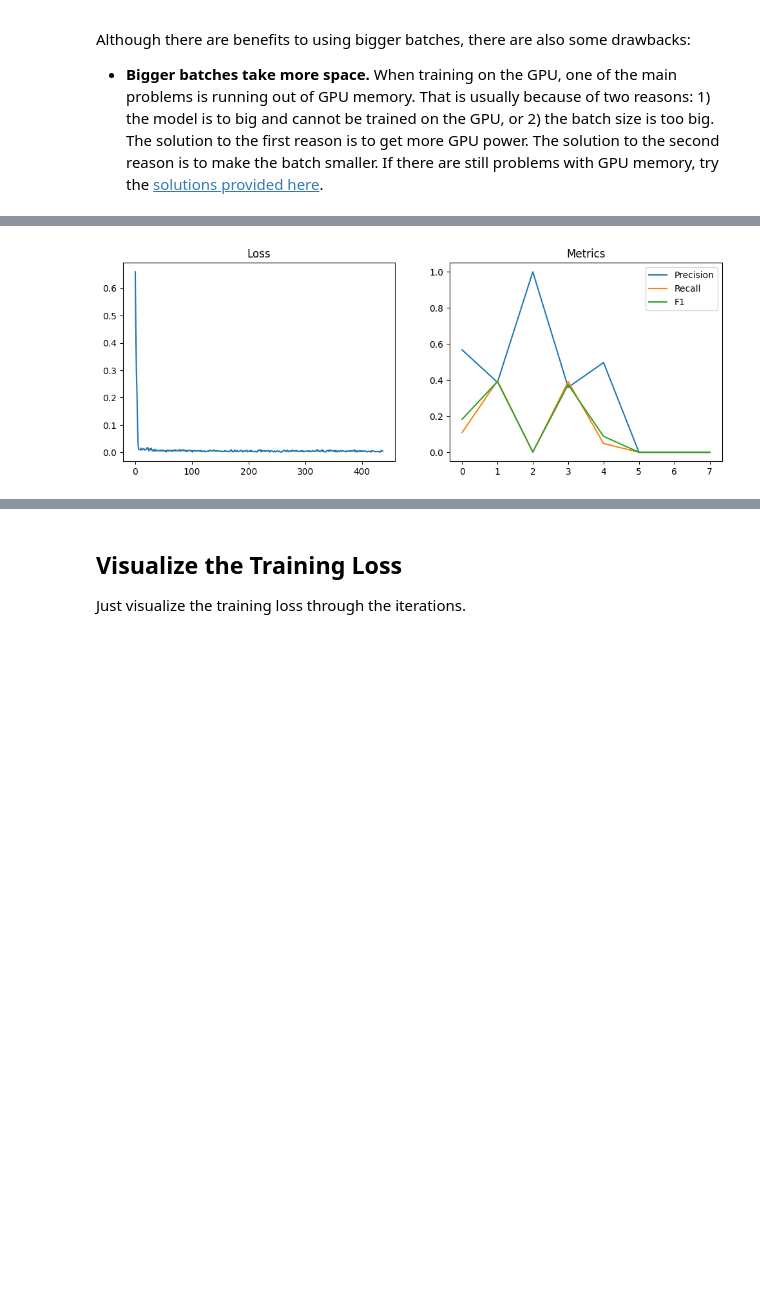
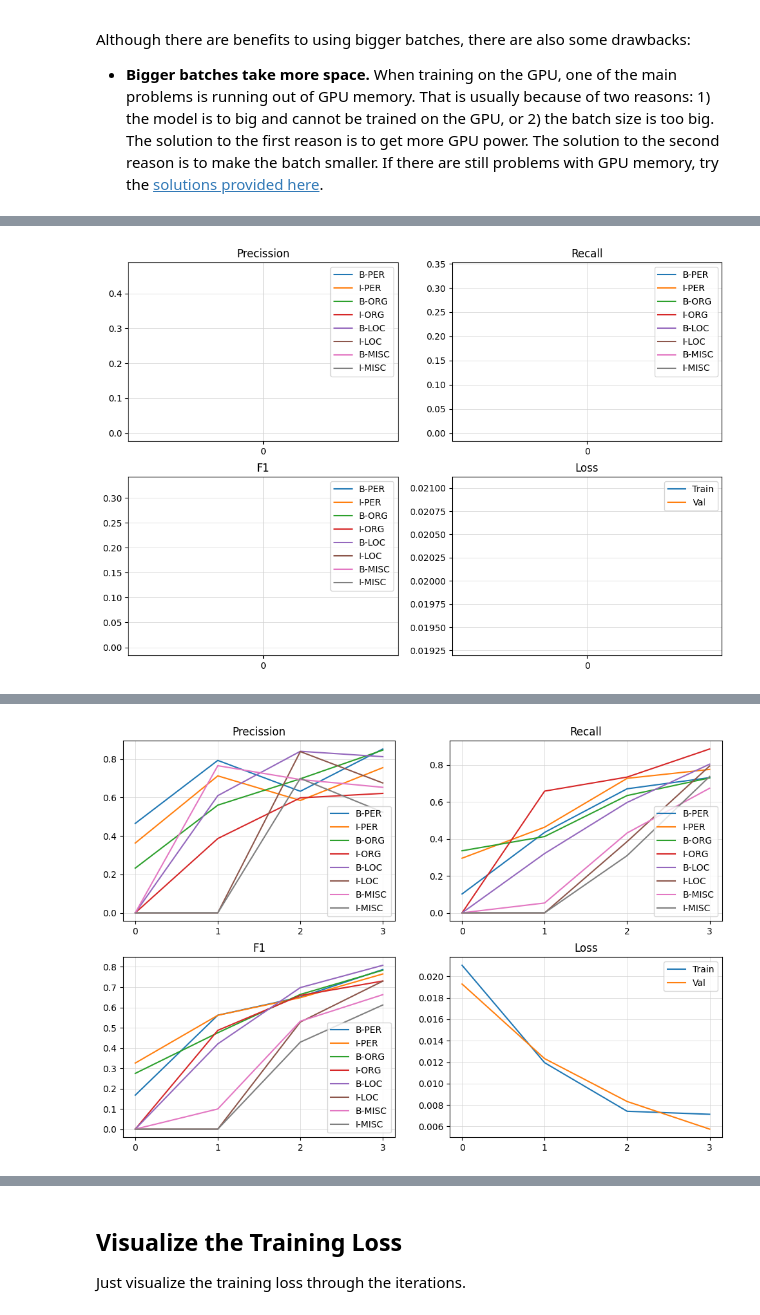
Before and after one commit to rogerpasky/AnonymizationPipeline, a Jupyter notebook: notebooks/pytorch-roberta-named-entity-recognition.ipynb, the cells around one changed output, grey strips where cells are left out. Cells and saved outputs as stored; diff of their text form; code cells hidden in the pictures; blank space fills up the shorter version.

Commit message:
Clean-up + 15 epochs

```diff
--- a/notebooks/pytorch-roberta-named-entity-recognition.ipynb
+++ b/notebooks/pytorch-roberta-named-entity-recognition.ipynb
@@ -221,5 +226,6 @@ Also, we want to have an easy way to map the NER tags to indices and vice-versa.
 # %%
 # get the NER labels and create two dictionaries for accessing their ids
 labels = dataset['train'].features['ner_tags'].feature
-label2id = { k: labels.str2int(k) for k in labels.names }
+category_texts = labels.names
+label2id = { k: labels.str2int(k) for k in category_texts }
 id2label = { v: k for k, v in label2id.items() }
@@ -490,20 +450,35 @@ support: [40 36 47  6 22  3  8  3]
+# %%
+# display grafically the results, one line per label.
+
+
+def draw_values(title, rows, columns, order, values, labels=[]):
+    plt.subplot(rows, columns, order)
+    if len(labels) > 1:
+        for i in range(len(values[0])):
+            plt.plot([p[i] for p in values], label=labels[i+1])
+        plt.legend()
+    else:
+        plt.plot(values)
+    # set the x axis labels as integers
+    plt.xticks(ticks=range(len(values)))
+    plt.title(title)
+    # draw internal grid in light grey
+    plt.grid(color='lightgrey', linewidth=0.5)
 # %%
-batch_bar = tqdmn(total=3, desc='Batch')
-iter_bar = tqdmn(total=len(train_data), desc='Iteration')
-loss_bar = tqdmn(total=9.9e9, desc='Loss')
+# Do the actual training and validation
+
 
 train_loss = []
+train_batch_loss = []
+validation_loss = []
+validation_prec = []
+validation_rec = []
+validation_f1 = []
 # iterate through the data 'n_epochs' times
-for epoch in range(n_epochs):
-    batch_bar.n = epoch + 1
-    batch_bar.refresh()
-
+for epoch in tqdmn(range(n_epochs), desc='Epoch'):
     current_loss = 0
     # iterate through each batch of the train data
-    for i, batch in enumerate(train_data):
-        iter_bar.n = i
-        iter_bar.refresh()
-
+    for i, batch in enumerate(tqdmn(train_data, desc='Iteration', leave=False)):
         # move the batch tensors to the same device as the
         batch = { k: v.to(device) for k, v in batch.items() }
         # send 'input_ids', 'attention_mask' and 'labels' to the model
@@ -519,45 +494,36 @@ for epoch in range(n_epochs):
         # `.item` method
         current_loss += loss.item()
 
-        if i == 0:
-            loss_bar.total = current_loss / 8  # Supposedly highest value
-        elif i % 8 == 0:
+        if i % 8 == 0 and i != 0:
             # update the model using the optimizer
             optimizer.step()
             # once we update the model we set the gradients to zero
             optimizer.zero_grad()
             # store the loss value for visualization
-            train_loss.append(current_loss / 32)
-            # update the progress bars
-            loss_bar.n = current_loss / 32
-            loss_bar.refresh()
+            train_loss.append(current_loss/8)
 
             current_loss = 0
     # update the model one last time for this epoch
     optimizer.step()
     optimizer.zero_grad()
+    train_batch_loss.append(train_loss[-1])
 
     # calculate accuracy and recall from validation data
     val_loss, val_prec, val_rec, val_f1, support = validate(model, validation_data, device)
     print(f'Val Loss: {val_loss:.4f}\nVal Prec: {val_prec}\nVal Rec: {val_rec}\nVal F1: {val_f1}\nsupport: {support}')
+    validation_loss.append(val_loss)
+    validation_prec.append(val_prec)
+    validation_rec.append(val_rec)
+    validation_f1.append(val_f1)
 
     # display grafically the results
-    plt.figure(figsize=(12, 4))
-    plt.subplot(1, 2, 1)
-    plt.plot(train_loss)
-    plt.title('Loss')
-    plt.subplot(1, 2, 2)
-    plt.plot(val_prec, label='Precision')
-    plt.plot(val_rec, label='Recall')
-    plt.plot(val_f1, label='F1')
-    plt.legend()
-    plt.title('Metrics')
+    plt.figure(figsize=(12, 8))
+    draw_values('Precission', 2, 2, 1, validation_prec, category_texts)
+    draw_values('Recall', 2, 2, 2, validation_rec, category_texts)
+    draw_values('F1', 2, 2, 3, validation_f1, category_texts)
+    draw_values('Loss', 2, 2, 4, list(zip(train_batch_loss, validation_loss)), ['O', 'Train', 'Val'])
     plt.show()
-    # print the results
+
+    # print the average results
     print(f'Epoch {epoch + 1} - Loss: {train_loss[-1]:.4f} - Val Loss: {np.mean(val_loss):.4f} - Val Prec: {np.mean(val_prec):.4f} - Val Rec: {np.mean(val_rec):.4f} - Val F1: {np.mean(val_f1):.4f}')
-
-
-batch_bar.close()
-iter_bar.close()
-loss_bar.close()
 # %% [output]
@@ -570,3 +536,3 @@ Val F1: [0.18306011 0.39197881 0.00149031 0.375      0.08829365 0.
  0.         0.        ]
 support: [1842 1307 1341  751 1837  257  922  346]
-[figure, old version]
+[figure, new version]
@@ -593,0 +568 @@ Epoch 3 - Loss: 0.0015 - Val Loss: 0.0059 - Val Prec: 0.7534 - Val Rec: 0.7218 -
+[figure, added]
```
Also changed, not shown: parts of 17 cells of this notebook.
